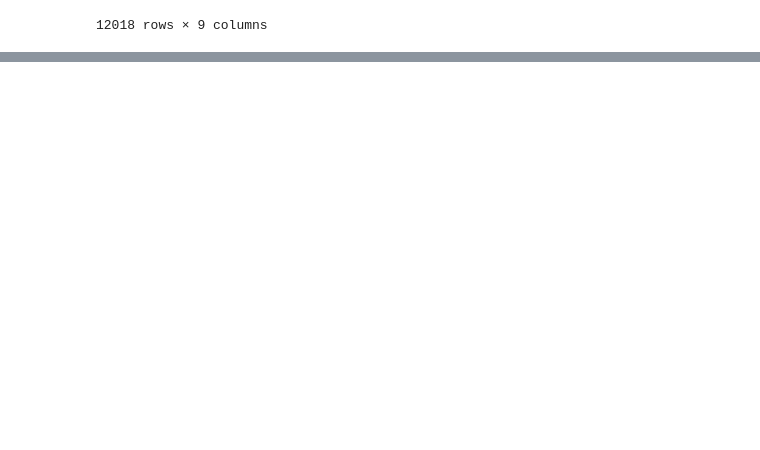
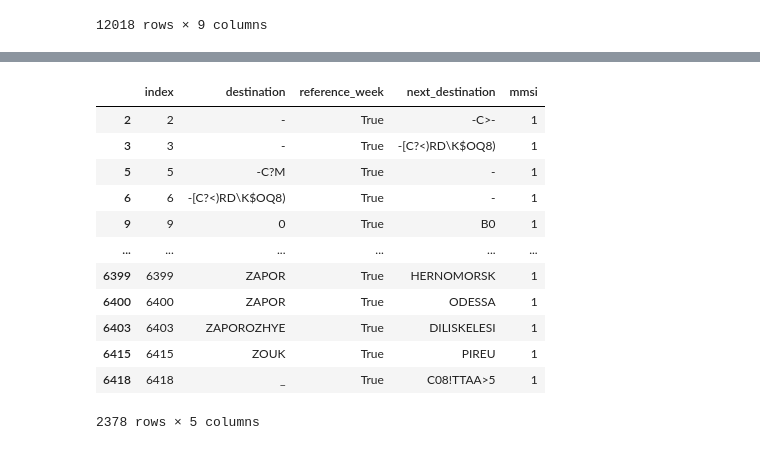
Before and after one commit to InseeFrLab/hackathon-un-2022, a Jupyter notebook: notebooks/ports_sspcloud.ipynb, the cells around one changed output, grey strips where cells are left out. Cells and saved outputs as stored; diff of their text form; code cells hidden in the pictures; blank space fills up the shorter version.

```diff
--- a/notebooks/ports_sspcloud.ipynb
+++ b/notebooks/ports_sspcloud.ipynb
@@ -637,0 +620,2 @@ Name: mmsi, Length: 69, dtype: int64
+# %%
+new_routes_df['origin'] = new_routes_df.groupby('mmsi')['destination'].shift(1)
@@ -637,0 +638,3 @@ Name: mmsi, Length: 69, dtype: int64
+# %%
+new_routes_df['reference_week'] = (new_routes_df['dt_insert_utc_first'] > '2019-04-01') & (new_routes_df['dt_insert_utc_first'] <= '2019-04-08')
+new_routes_df
@@ -637,0 +655,3 @@ Name: mmsi, Length: 69, dtype: int64
+# %%
+new_routes_df['next_destination'] = new_routes_df.groupby('mmsi')['destination'].shift(-1)
+new_routes_df
@@ -637,0 +688,19 @@ Name: mmsi, Length: 69, dtype: int64
+# %%
+departure_counts = new_routes_df.groupby(['destination', 'reference_week', 'next_destination'])['mmsi'].count()
+# %%
+departure_counts = pd.DataFrame(departure_counts).reset_index()
+departure_counts[departure_counts.reference_week]
+# %% [output]
+|  | index | destination | reference_week | next_destination | mmsi |
+| 2 | 2 | - | True | -C>- | 1 |
+| 3 | 3 | - | True | -[C?<)RD\K$OQ8) | 1 |
+| 5 | 5 | -C?M | True | - | 1 |
+| 6 | 6 | -[C?<)RD\K$OQ8) | True | - | 1 |
+| 9 | 9 | 0 | True | B0 | 1 |
+| ... | ... | ... | ... | ... | ... |
+| 6399 | 6399 | ZAPOR | True | HERNOMORSK | 1 |
+| 6400 | 6400 | ZAPOR | True | ODESSA | 1 |
+| 6403 | 6403 | ZAPOROZHYE | True | DILISKELESI | 1 |
+| 6415 | 6415 | ZOUK | True | PIREU | 1 |
+| 6418 | 6418 | _ | True | C08!TTAA>5 | 1 |
+2378 rows × 5 columns
```
Also changed, not shown: parts of 18 cells of this notebook.
